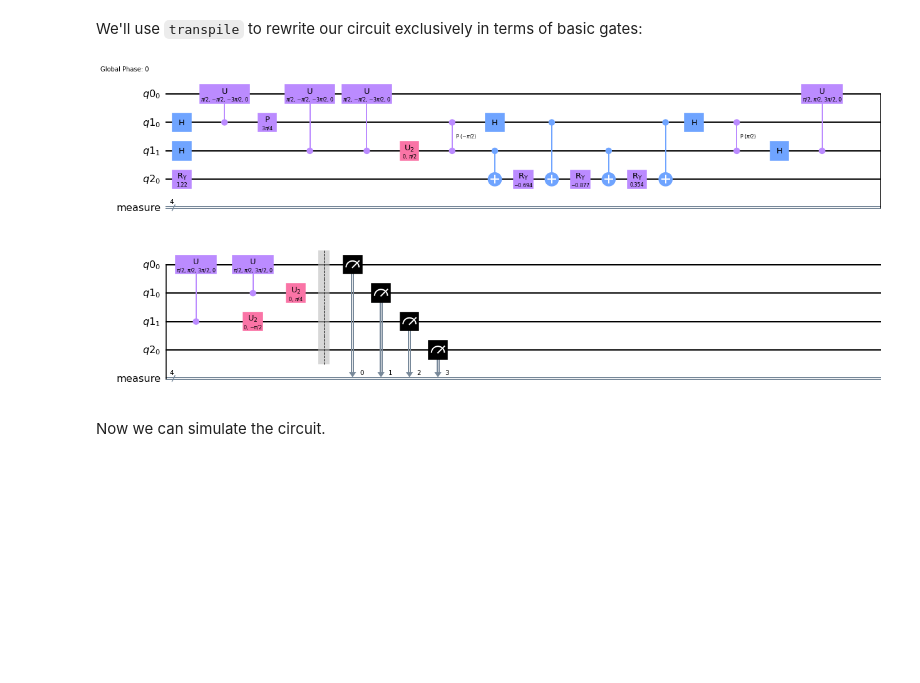
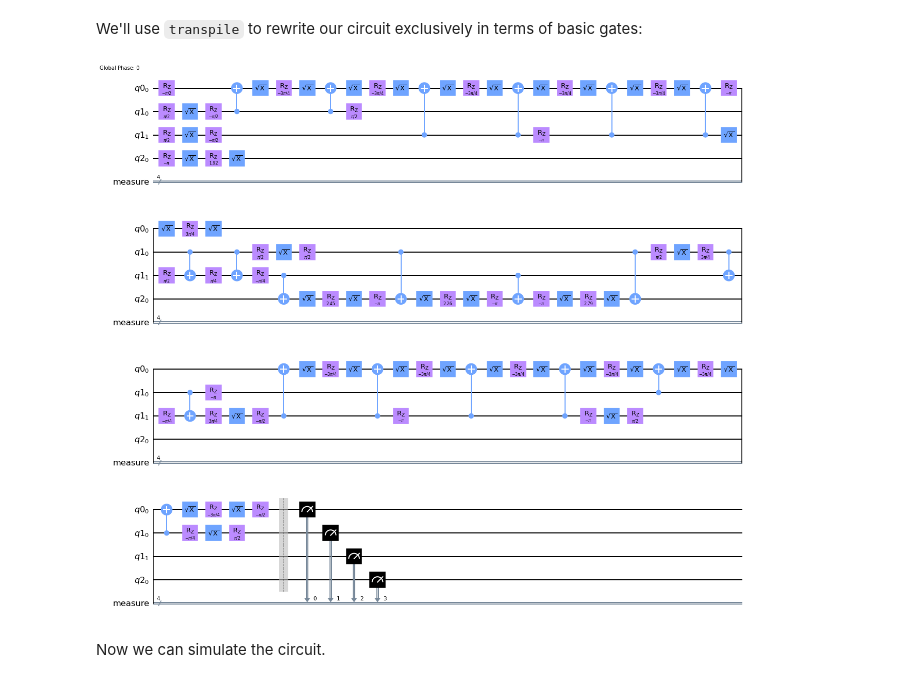
Before and after one commit to NLESC-quantum/quantum_comp, a Jupyter notebook: redcal/hhl/hhl_minimal.ipynb, the cells around one changed output. Saved outputs shown, nothing was run; the diff lists cells and outputs as text; code cells hidden in the pictures; blank space fills up the shorter version.

```diff
--- a/redcal/hhl/hhl_minimal.ipynb
+++ b/redcal/hhl/hhl_minimal.ipynb
@@ -111,11 +111,14 @@ For a more details about how I reached this conclusions, please see the [explora
 We'll use `transpile` to rewrite our circuit exclusively in terms of basic gates:
 # %%
 from qiskit import Aer, transpile
+from qiskit.quantum_info import Operator
 
 sim = Aer.get_backend('aer_simulator')
+circ = transpile(qc, sim, basis_gates=['id', 'rz', 'sx', 'x', 'cx', 'reset'])
 
-circ = transpile(qc, sim)
+op = Operator(circ)
+
 circ.measure_active()
 circ.draw()
 # %% [output]
-[figure, old version]
+[figure, new version]
```
Also changed, not shown: parts of 19 cells of this notebook.
